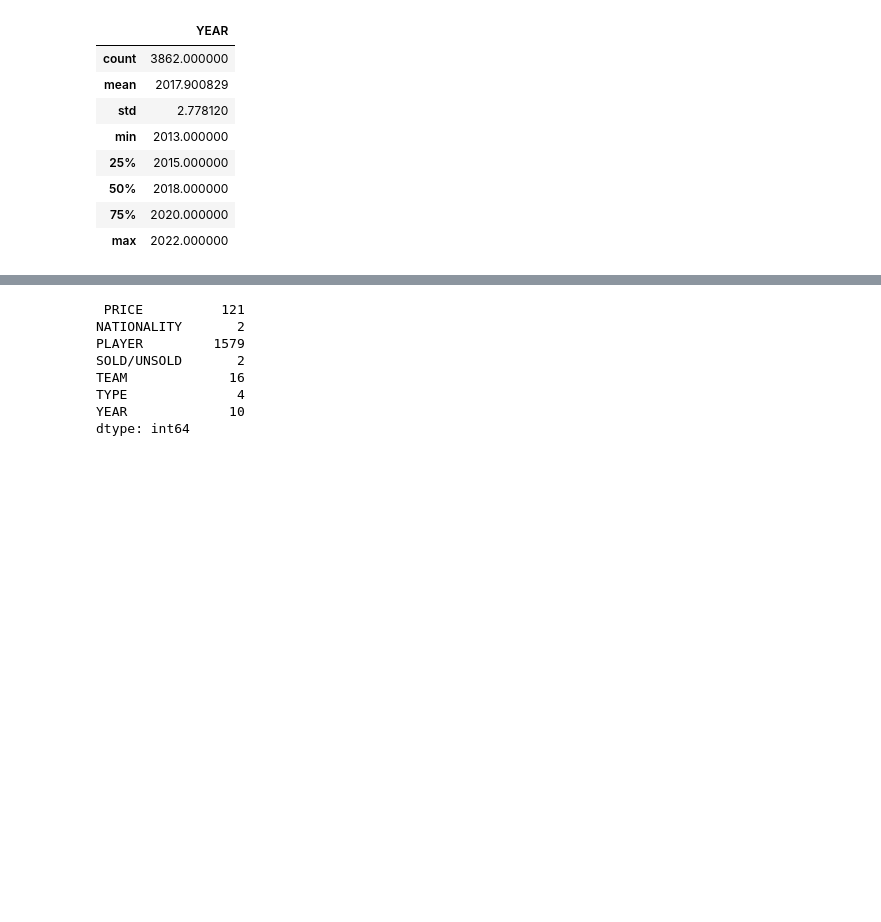
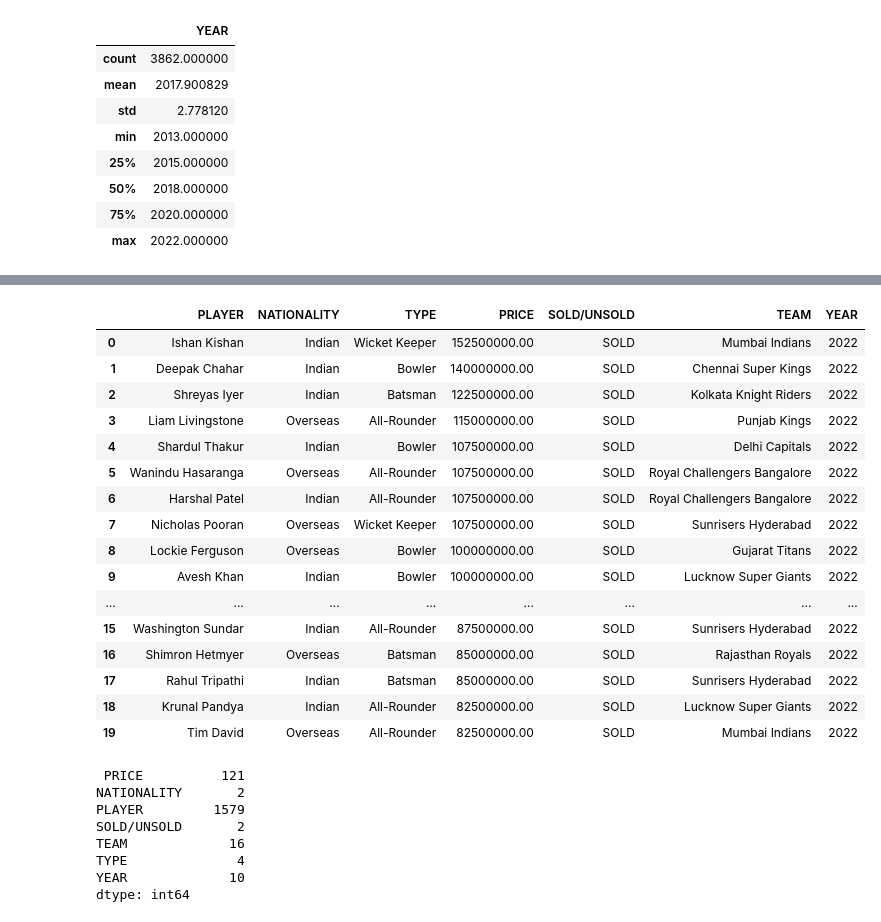
Before and after one commit to Deepali1311/IPL_Auction-DA1, a Jupyter notebook: IPL_Auction_Data_Analysis_.ipynb, the cells around one changed output, grey strips where cells are left out. Saved outputs shown, nothing was run; the diff lists cells and outputs as text; code cells hidden in the pictures; blank space fills up the shorter version.

```diff
--- a/IPL_Auction_Data_Analysis_.ipynb
+++ b/IPL_Auction_Data_Analysis_.ipynb
@@ -78,3 +128,23 @@ df.describe()
+# %%
+df.head(20)
+# %% [output]
+|  | PLAYER | NATIONALITY | TYPE | PRICE | SOLD/UNSOLD | TEAM | YEAR |
+| 0 | Ishan Kishan | Indian | Wicket Keeper | 152500000.00 | SOLD | Mumbai Indians | 2022 |
+| 1 | Deepak Chahar | Indian | Bowler | 140000000.00 | SOLD | Chennai Super Kings | 2022 |
+| 2 | Shreyas Iyer | Indian | Batsman | 122500000.00 | SOLD | Kolkata Knight Riders | 2022 |
+| 3 | Liam Livingstone | Overseas | All-Rounder | 115000000.00 | SOLD | Punjab Kings | 2022 |
+| 4 | Shardul Thakur | Indian | Bowler | 107500000.00 | SOLD | Delhi Capitals | 2022 |
+| 5 | Wanindu Hasaranga | Overseas | All-Rounder | 107500000.00 | SOLD | Royal Challengers Bangalore | 2022 |
+| 6 | Harshal Patel | Indian | All-Rounder | 107500000.00 | SOLD | Royal Challengers Bangalore | 2022 |
+| 7 | Nicholas Pooran | Overseas | Wicket Keeper | 107500000.00 | SOLD | Sunrisers Hyderabad | 2022 |
+| 8 | Lockie Ferguson | Overseas | Bowler | 100000000.00 | SOLD | Gujarat Titans | 2022 |
+| 9 | Avesh Khan | Indian | Bowler | 100000000.00 | SOLD | Lucknow Super Giants | 2022 |
+| ... | ... | ... | ... | ... | ... | ... | ... |
+| 15 | Washington Sundar | Indian | All-Rounder | 87500000.00 | SOLD | Sunrisers Hyderabad | 2022 |
+| 16 | Shimron Hetmyer | Overseas | Batsman | 85000000.00 | SOLD | Rajasthan Royals | 2022 |
+| 17 | Rahul Tripathi | Indian | Batsman | 85000000.00 | SOLD | Sunrisers Hyderabad | 2022 |
+| 18 | Krunal Pandya | Indian | All-Rounder | 82500000.00 | SOLD | Lucknow Super Giants | 2022 |
+| 19 | Tim David | Overseas | All-Rounder | 82500000.00 | SOLD | Mumbai Indians | 2022 |
 # %%
 df.nunique().sort_index(ascending=True)                                                  #total unique values in each column
 # %% [output]
```
Also changed, not shown: parts of 19 cells of this notebook.
